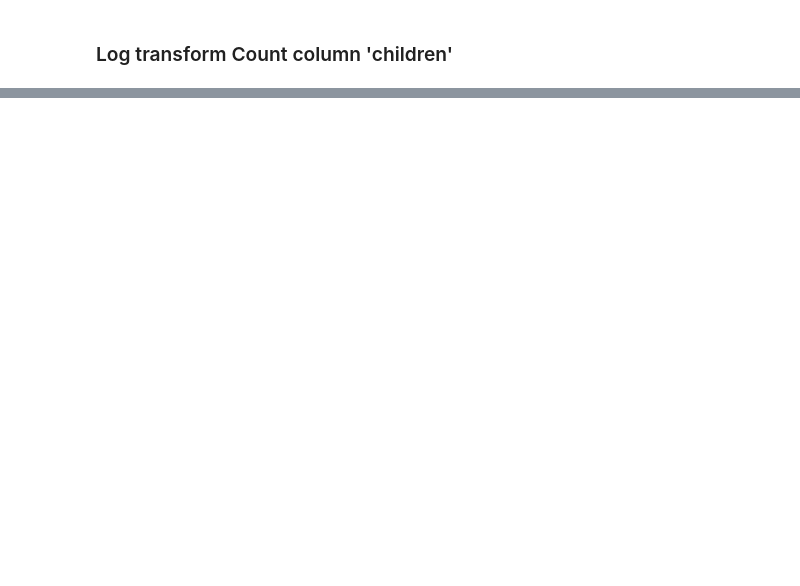
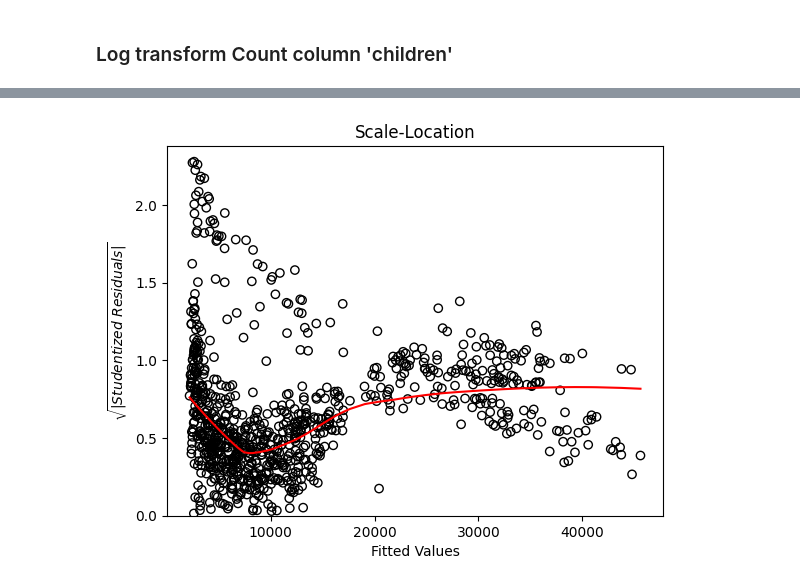
Before and after one commit to EdwinVivek/insurance-charges, a Jupyter notebook: insurance-charges-prediction.ipynb, the cells around one changed output, grey strips where cells are left out. Cells and saved outputs as stored; diff of their text form; code cells hidden in the pictures; blank space fills up the shorter version.

```diff
--- a/insurance-charges-prediction.ipynb
+++ b/insurance-charges-prediction.ipynb
@@ -628,0 +878,4 @@ MAE: 4080.49
+# %%
+homoskedasticity_check(interaction_lm_log, residuals, y_fitted)
+# %% [output]
+[figure, added]
```
Also changed, not shown: parts of 32 cells of this notebook.
